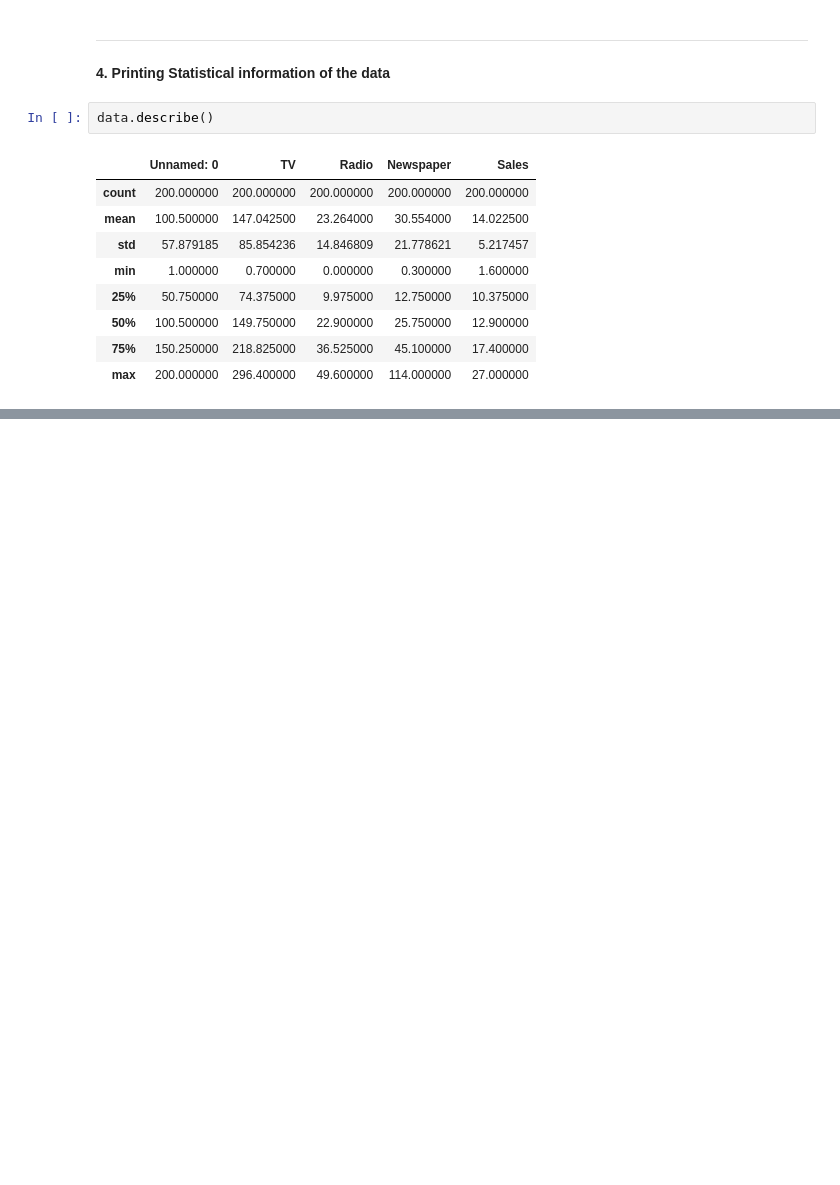
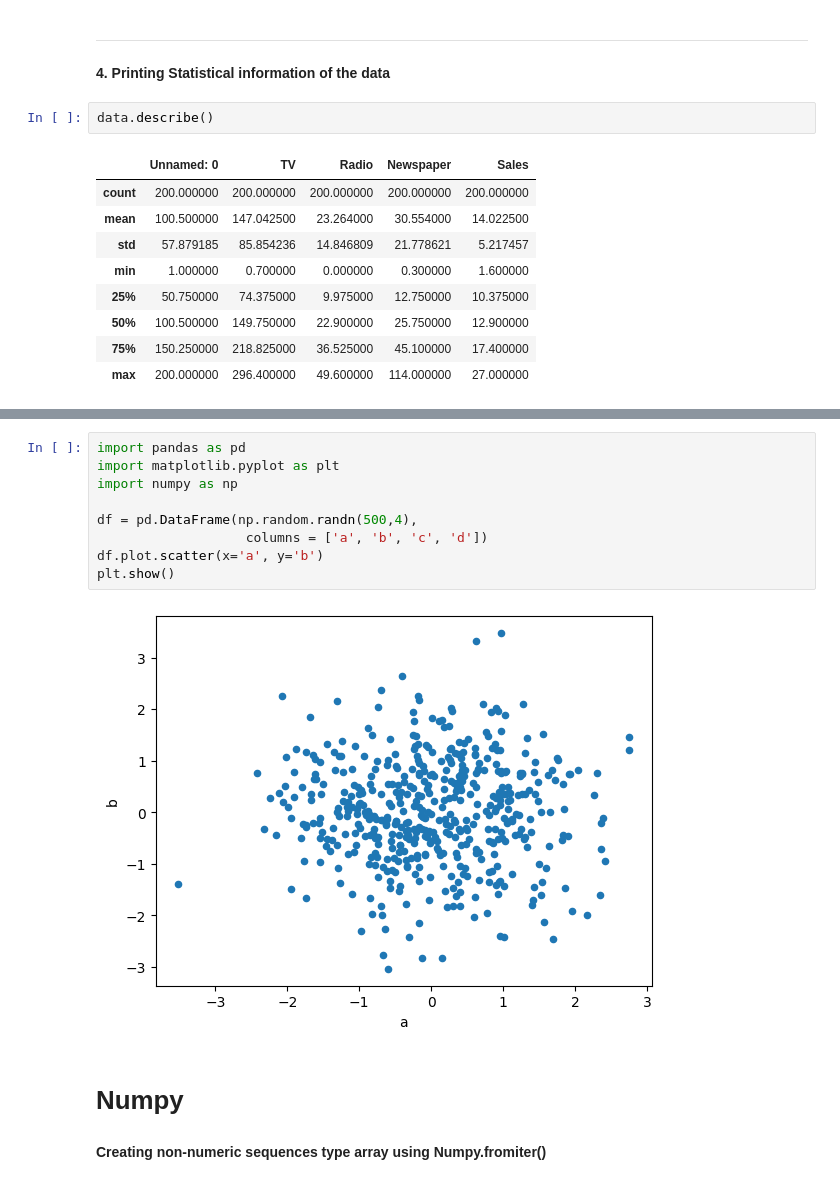
Before and after one commit to Nithixz/Data-Science-using-Python, a Jupyter notebook: Data_Science_using_Python.ipynb, the cells around one changed output, grey strips where cells are left out. Cells and saved outputs as stored; diff of their text form; blank space fills up the shorter version.

```diff
--- a/Data_Science_using_Python.ipynb
+++ b/Data_Science_using_Python.ipynb
@@ -254,0 +376,15 @@ print(df)
+# %%
+import pandas as pd
+import matplotlib.pyplot as plt
+import numpy as np
+
+df = pd.DataFrame(np.random.randn(500,4),
+                   columns = ['a', 'b', 'c', 'd'])
+df.plot.scatter(x='a', y='b')
+plt.show()
+# %% [output]
+[figure, added]
+# %% [markdown]
+# Numpy
+# %% [markdown]
+**Creating non-numeric sequences type array using Numpy.fromiter()**
```
Also changed, not shown: parts of 15 cells of this notebook.
